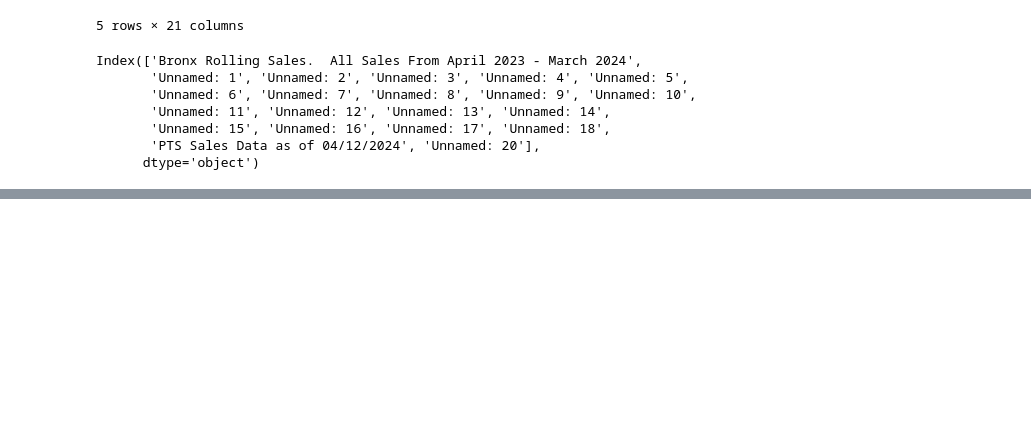
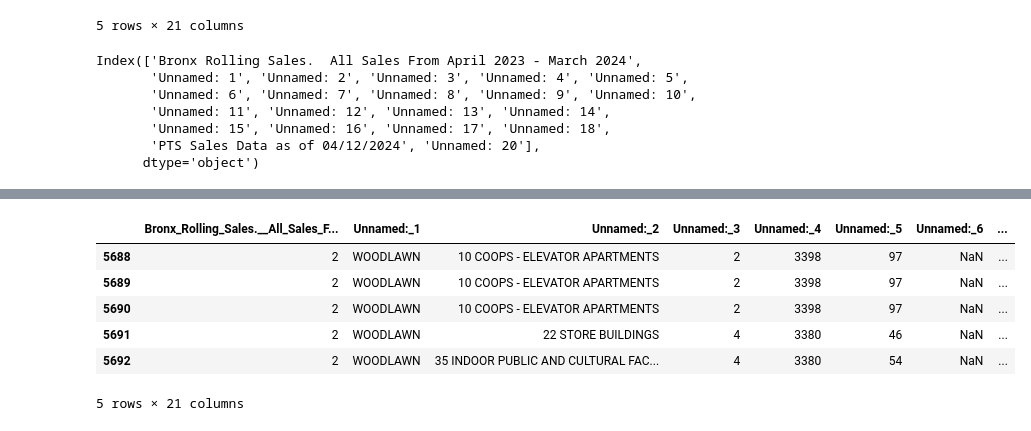
Before and after one commit to Shreethaar/data-cleaning-processing, a Jupyter notebook: data_cleaning.ipynb, the cells around one changed output, grey strips where cells are left out. Cells and saved outputs as stored; diff of their text form; code cells hidden in the pictures; blank space fills up the shorter version.

```diff
--- a/data_cleaning.ipynb
+++ b/data_cleaning.ipynb
@@ -56,3 +47,13 @@ df.head()
 | 3 | BOROUGH | NEIGHBORHOOD | BUILDING CLASS CATEGORY | TAX CLASS AT PRESENT | BLOCK | LOT | EASEMENT | ... |
 | 4 | 2 | BATHGATE | 01 ONE FAMILY DWELLINGS | 1 | 3030 | 66 | NaN | ... |
 5 rows × 21 columns
+# %%
+df.tail()
+# %% [output]
+|  | Bronx_Rolling_Sales.__All_Sales_F... | Unnamed:_1 | Unnamed:_2 | Unnamed:_3 | Unnamed:_4 | Unnamed:_5 | Unnamed:_6 | ... |
+| 5688 | 2 | WOODLAWN | 10 COOPS - ELEVATOR APARTMENTS | 2 | 3398 | 97 | NaN | ... |
+| 5689 | 2 | WOODLAWN | 10 COOPS - ELEVATOR APARTMENTS | 2 | 3398 | 97 | NaN | ... |
+| 5690 | 2 | WOODLAWN | 10 COOPS - ELEVATOR APARTMENTS | 2 | 3398 | 97 | NaN | ... |
+| 5691 | 2 | WOODLAWN | 22 STORE BUILDINGS | 4 | 3380 | 46 | NaN | ... |
+| 5692 | 2 | WOODLAWN | 35 INDOOR PUBLIC AND CULTURAL FAC... | 4 | 3380 | 54 | NaN | ... |
+5 rows × 21 columns
```
Also changed, not shown: parts of 3 cells of this notebook.
